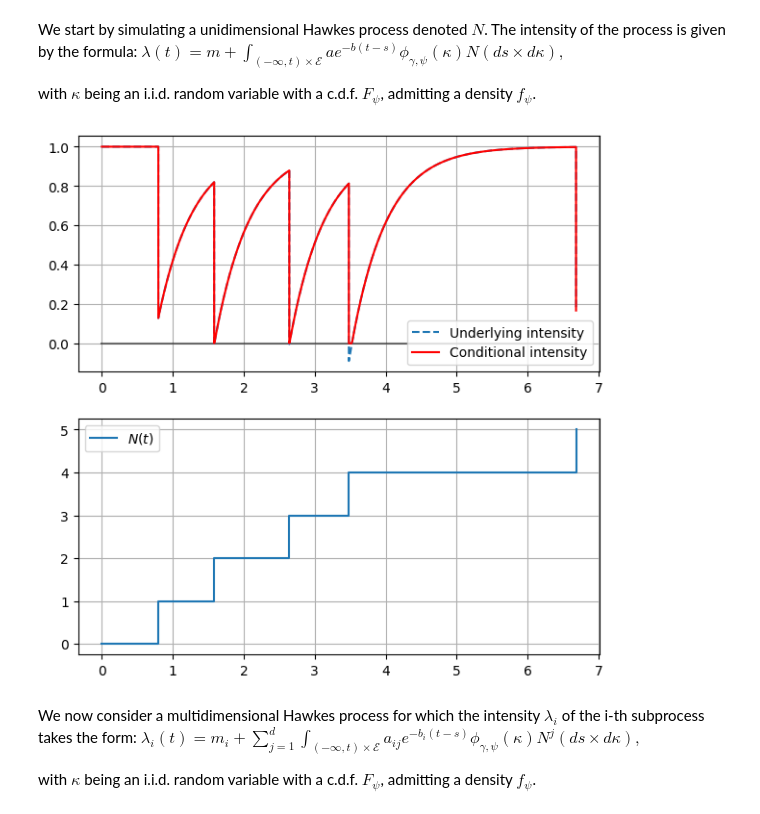
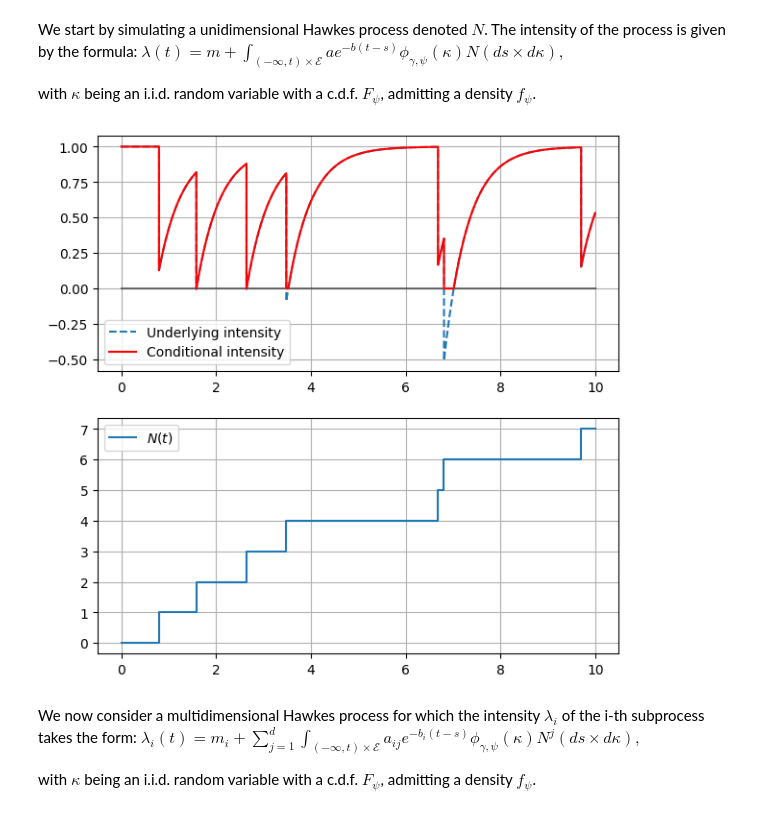
Before and after one commit to Msadeler/marked_exp_hawkes, a Jupyter notebook: example.ipynb, the cells around one changed output. Saved outputs shown, nothing was run; the diff lists cells and outputs as text; code cells hidden in the pictures.

```diff
--- a/example.ipynb
+++ b/example.ipynb
@@ -30,35 +30,25 @@ def f(mark,t, psi):
 # %%
 np.random.seed(0)
 
+m, a, b = 1, -1, 2
+
 hawkes = exp_thinning_hawkes_marked(m=m,
                                     a=a,
-                                    b=b ,
-                                    max_jumps=2)
+                                    b=b,
+                                    max_time=10,
+                                    mark_process=True,
+                                    phi = phi,
+                                    F= F,
+                                    arg_phi={'gamma':0.5},
+                                    arg_F={'psi': 2})
 
 
 hawkes.simulate()
+
+fig, ax = plt.subplots(2,1, figsize=(7,7))
+hawkes.plot_intensity(ax =ax)
+# %% [output]
+[figure, added]
-# %%
-np.random.seed(0)
-
-m, a, b = 1, -1, 2
-
-hawkes = exp_thinning_hawkes_marked(m=m,
-                                    a=a,
-                                    b=b,
-                                    max_jumps=5,
-                                    mark_process=True,
-                                    phi = phi,
-                                    F= F,
-                                    arg_phi={'gamma':0.5},
-                                    arg_F={'psi': 2})
-
-
-hawkes.simulate()
-
-fig, ax = plt.subplots(2,1, figsize=(7,7))
-hawkes.plot_intensity(ax =ax)
-# %% [output]
-[figure, removed]
 # %% [markdown]
 We now consider a multidimensional Hawkes process for which the intensity $\lambda_i$ of the i-th subprocess takes the form: $\begin{equation} \lambda_{i}(t) = m_i + \sum_{j=1}^{d} \int_{(-\infty ,t)\times \mathcal{E}} a_{ij} e^{-b_i(t-s)} \phi_{\gamma, \psi}(\kappa) N^j(ds \times d\kappa), \end{equation}$
 
```
Also changed, not shown: parts of 2 cells of this notebook, 1 other file.
